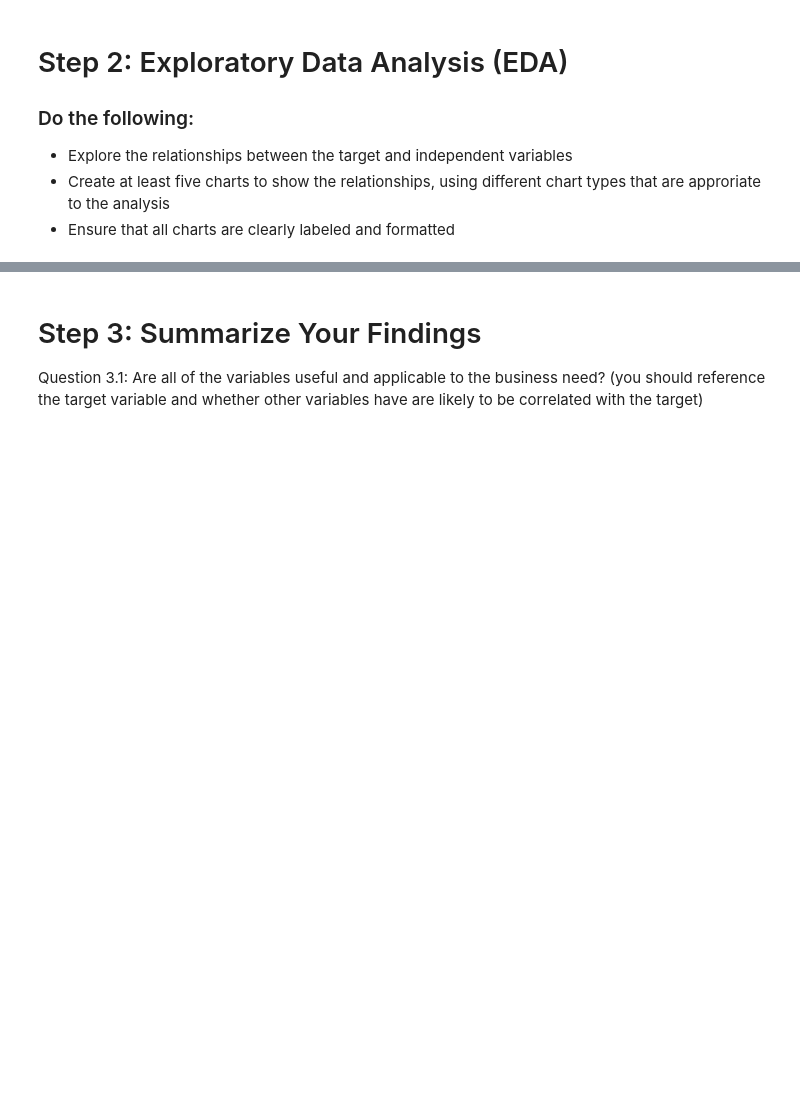
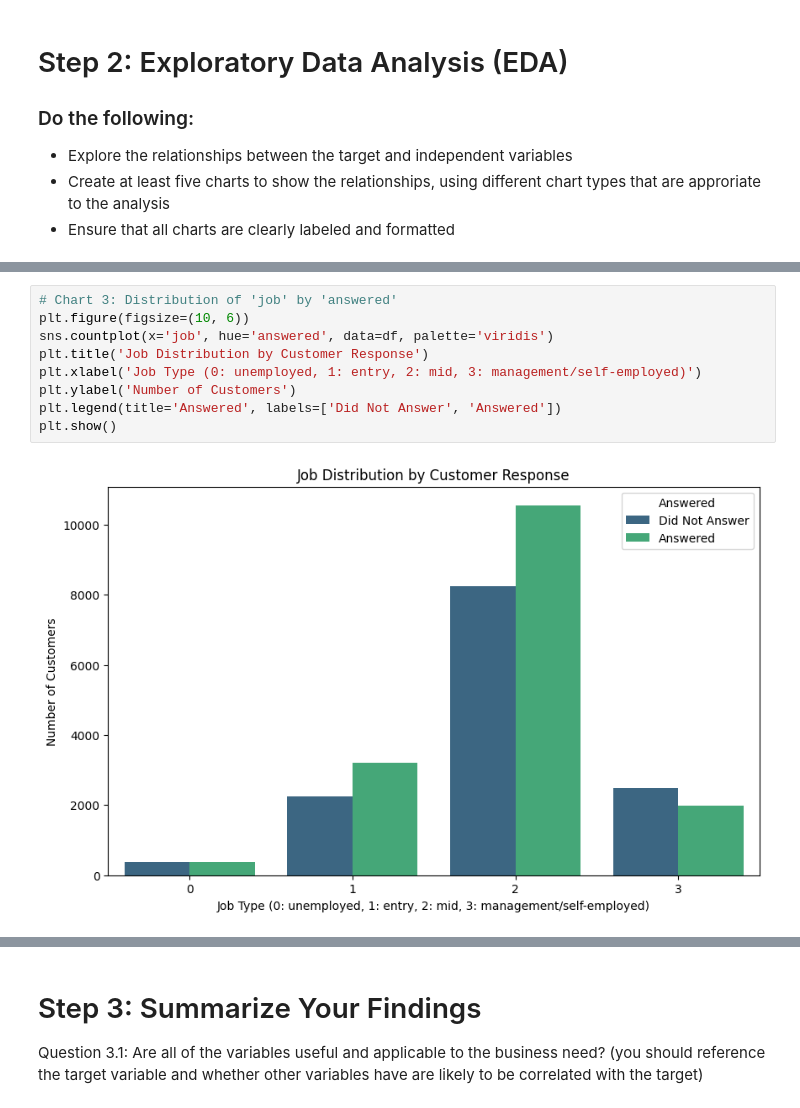
Before and after one commit to u1456757/IS4487, a Jupyter notebook: Assignments/assignment_04_data_understanding.ipynb, the cells around one changed output, grey strips where cells are left out. Saved outputs shown, nothing was run; the diff lists cells and outputs as text; blank space fills up the shorter version.

```diff
--- a/Assignments/assignment_04_data_understanding.ipynb
+++ b/Assignments/assignment_04_data_understanding.ipynb
@@ -112,0 +163,11 @@ Error: 'AdviseInvest.csv' not found after attempted download. Please check the U
+# %%
+# Chart 3: Distribution of 'job' by 'answered'
+plt.figure(figsize=(10, 6))
+sns.countplot(x='job', hue='answered', data=df, palette='viridis')
+plt.title('Job Distribution by Customer Response')
+plt.xlabel('Job Type (0: unemployed, 1: entry, 2: mid, 3: management/self-employed)')
+plt.ylabel('Number of Customers')
+plt.legend(title='Answered', labels=['Did Not Answer', 'Answered'])
+plt.show()
+# %% [output]
+[figure, added]
```
Also changed, not shown: parts of 19 cells of this notebook.
